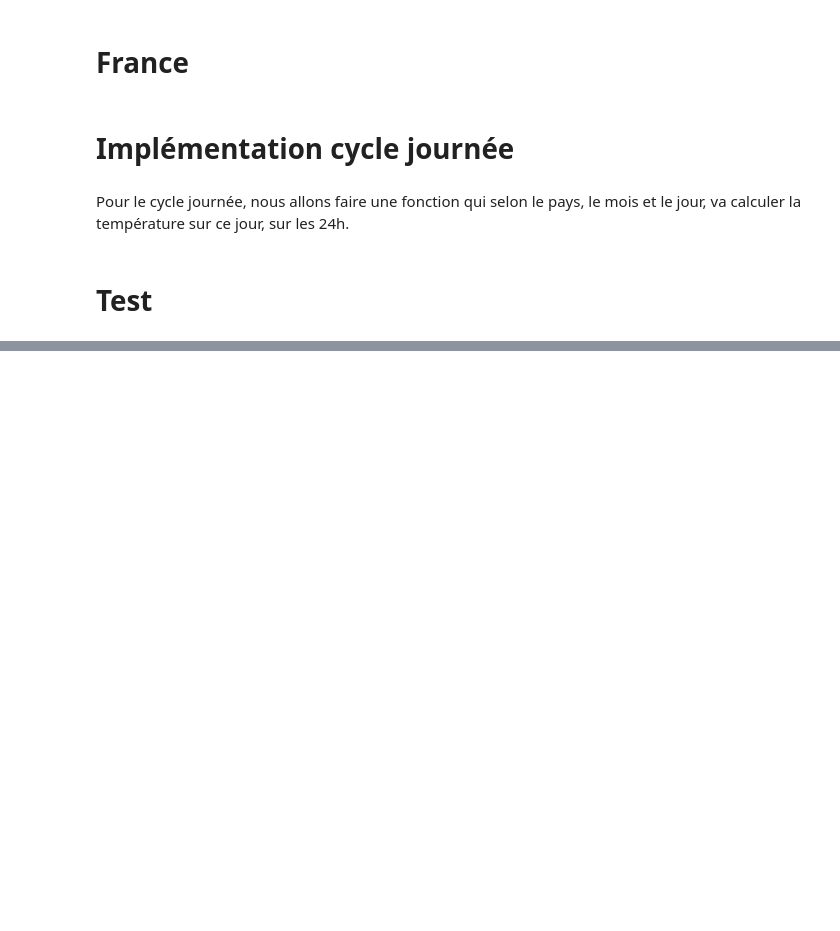
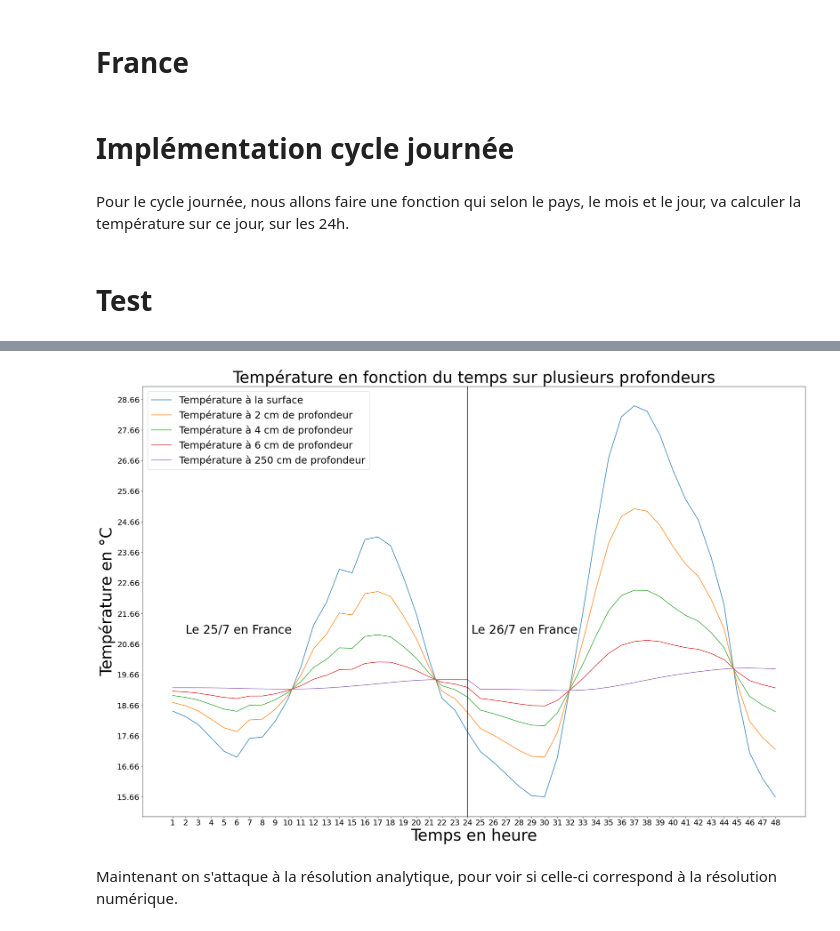
Before and after one commit to Amine695/ProjetTemp, a Jupyter notebook: Implémentation C-N (Tahar).ipynb, the cells around one changed output, grey strips where cells are left out. Drawn from its saved outputs; the diff is of its cells as text; code cells hidden in the pictures; blank space fills up the shorter version.

Commit message:
Version finale ? Peut-etre ?
Ajout de l'analyse analytique

```diff
--- a/Implémentation C-N (Tahar).ipynb
+++ b/Implémentation C-N (Tahar).ipynb
@@ -2042,7 +2043,7 @@ T = np.zeros((Nt+1,Nx+1),float)
 #compteur pour la save des plots
 index = 0
 
-#boucle pour le cycle : calcul pour chaque température dans list_years puis engistre le résultat
+#boucle pour le cycle : calcul pour chaque température dans list_years puis on engistre le résultat
 for i in range(1,13):
     for j in range(1,31):
         if(i == 1 and j == 1):
@@ -2086,7 +2087,7 @@ for i in range(1,13):
 
         y = np.arange(temp.shape[0])
         my_yticks = x
-        frequency = 3
+        frequency = 10
 
         data = np.vstack(temp)
         df = pd.DataFrame(data,index = x)
@@ -2229,0 +2318,14 @@ cn_days("France",1,1,D_Fr,t_fin,L,dx,dt)
+# %%
+#Paramètres
+#Jours/mois
+jour = 25
+mois = 7
+
+#Pays
+pays = "France"
+# %%
+#Calcul pour un jour
+res_num = cn_days_disp(pays,mois,jour,D_Fr,t_fin,L,dx,dt)
+# %%
+#Calcul pour le jour suivant
+res_num_2 = cn_days_disp(pays,mois,jour+1,D_Fr,t_fin,L,dx,dt)
@@ -2229,0 +2380,26 @@ cn_days("France",1,1,D_Fr,t_fin,L,dx,dt)
+# %%
+#Affichage
+#x axis
+time = [i for i in range(1,49)]
+#Plot
+fig = plt.figure(figsize=(30,20))
+plt.plot(time, temp_0_cm, label="Température à la surface")
+plt.plot(time, temp_2_cm,label="Température à 2 cm de profondeur")
+plt.plot(time, temp_4_cm,label="Température à 4 cm de profondeur")
+plt.plot(time, temp_6_cm,label="Température à 6 cm de profondeur")
+plt.plot(time, temp_250_cm,label="Température à 250 cm de profondeur")
+plt.xticks(np.arange(min(time), max(time)+1, 1.0))
+plt.yticks(np.arange(min(temp_0_cm), max(temp_0_cm)+1, 1.0))
+ax.tick_params(labelsize=40)
+plt.legend(prop={'size': 25})
+plt.xlabel('Temps en heure',fontsize=40)
+plt.ylabel('Température en °C',fontsize=40)
+plt.title("Température en fonction du temps sur plusieurs profondeurs ver. numérique",fontsize=40)
+plt.text(2, 21,f"Le {jour}/{mois} en {pays}",fontsize=30)
+plt.text(24.3, 21,f"Le {jour+1}/{mois} en {pays}",fontsize=30)
+plt.axvline(x=24.0,color='k')
+plt.savefig('Graphe_profondeur_num.png',bbox_inches='tight')
+# %% [output]
+[figure, added]
+# %% [markdown]
+Maintenant on s'attaque à la résolution analytique, pour voir si celle-ci correspond à la résolution numérique.
```
Also changed, not shown: parts of 9 cells of this notebook.
